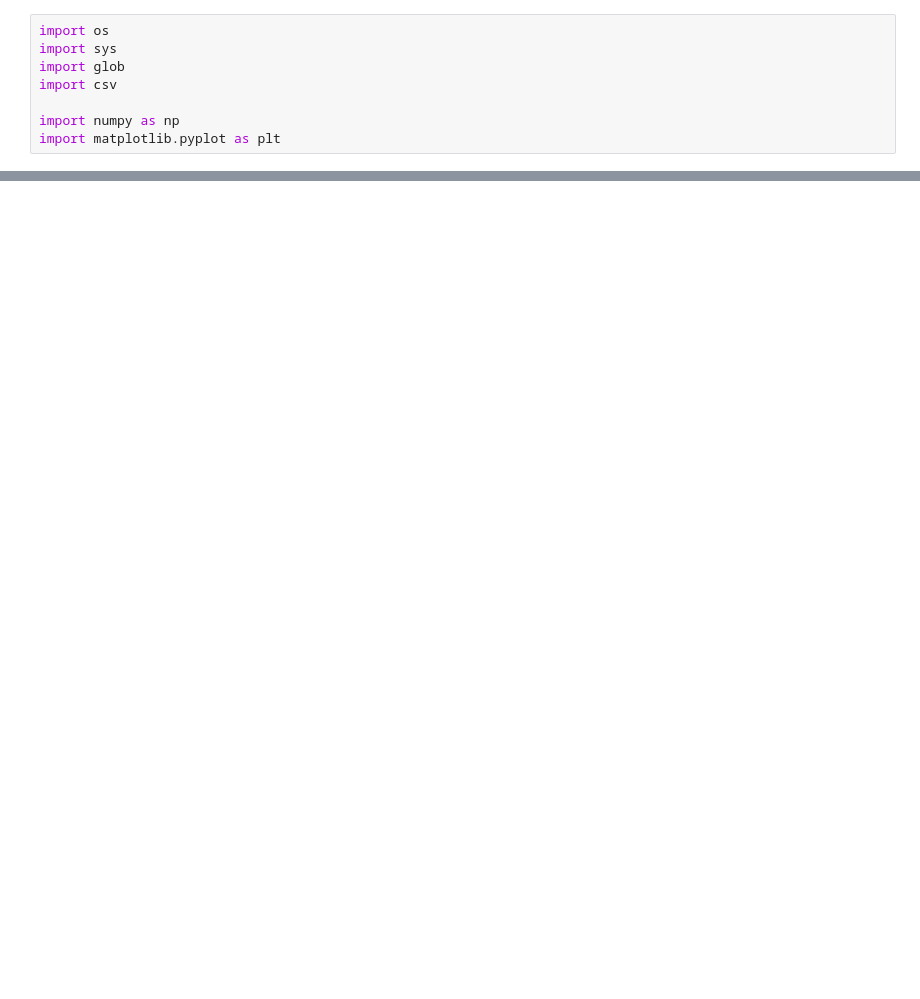
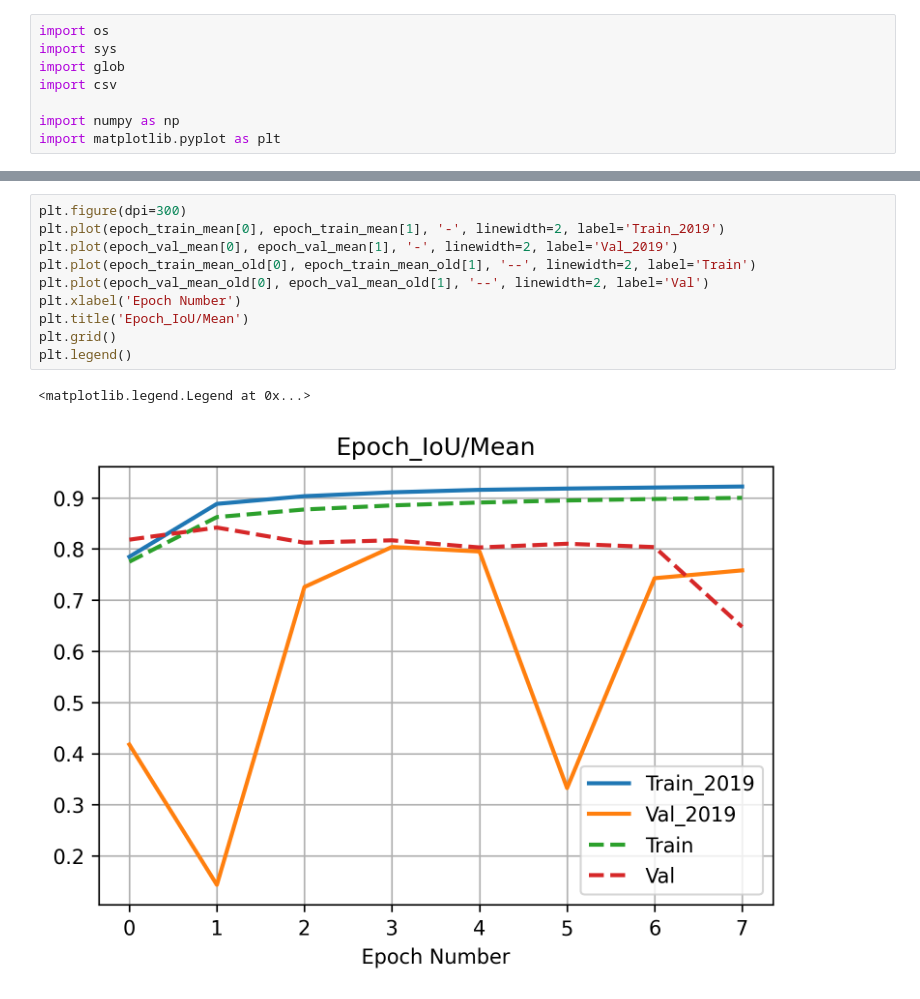
Before and after one commit to KolinGuo/BrainSeg, a Jupyter notebook: notebook/TensorBoard Plotting.ipynb, the cells around one changed output, grey strips where cells are left out. Drawn from its saved outputs; the diff is of its cells as text; blank space fills up the shorter version.

```diff
--- a/notebook/TensorBoard Plotting.ipynb
+++ b/notebook/TensorBoard Plotting.ipynb
@@ -48,0 +179,13 @@ plt.grid()
+# %%
+plt.figure(dpi=300)
+plt.plot(epoch_train_mean[0], epoch_train_mean[1], '-', linewidth=2, label='Train_2019')
+plt.plot(epoch_val_mean[0], epoch_val_mean[1], '-', linewidth=2, label='Val_2019')
+plt.plot(epoch_train_mean_old[0], epoch_train_mean_old[1], '--', linewidth=2, label='Train')
+plt.plot(epoch_val_mean_old[0], epoch_val_mean_old[1], '--', linewidth=2, label='Val')
+plt.xlabel('Epoch Number')
+plt.title('Epoch_IoU/Mean')
+plt.grid()
+plt.legend()
+# %% [output]
+<matplotlib.legend.Legend at 0x...>
+[figure, added]
```
Also changed, not shown: parts of 9 cells of this notebook.
